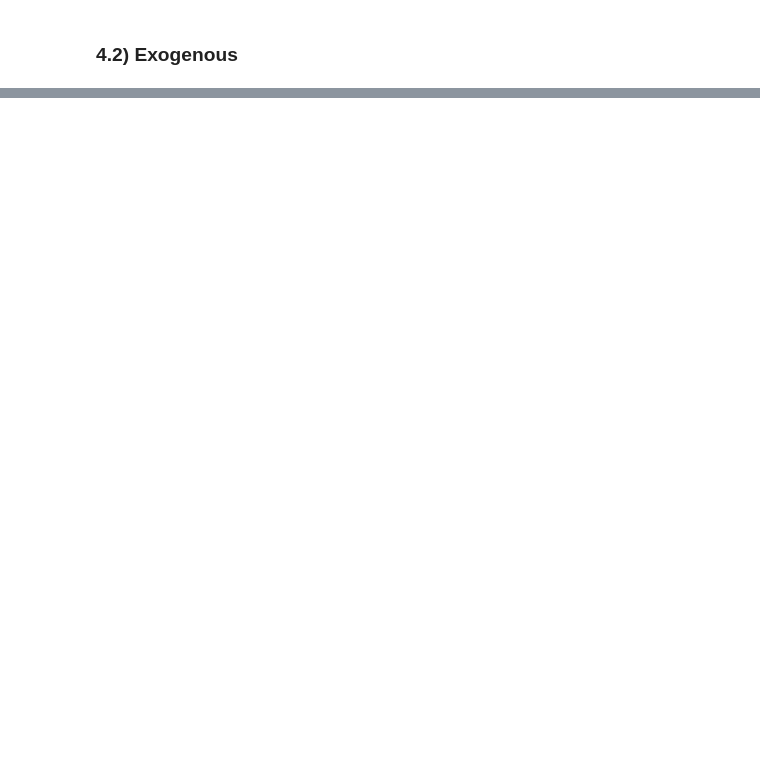
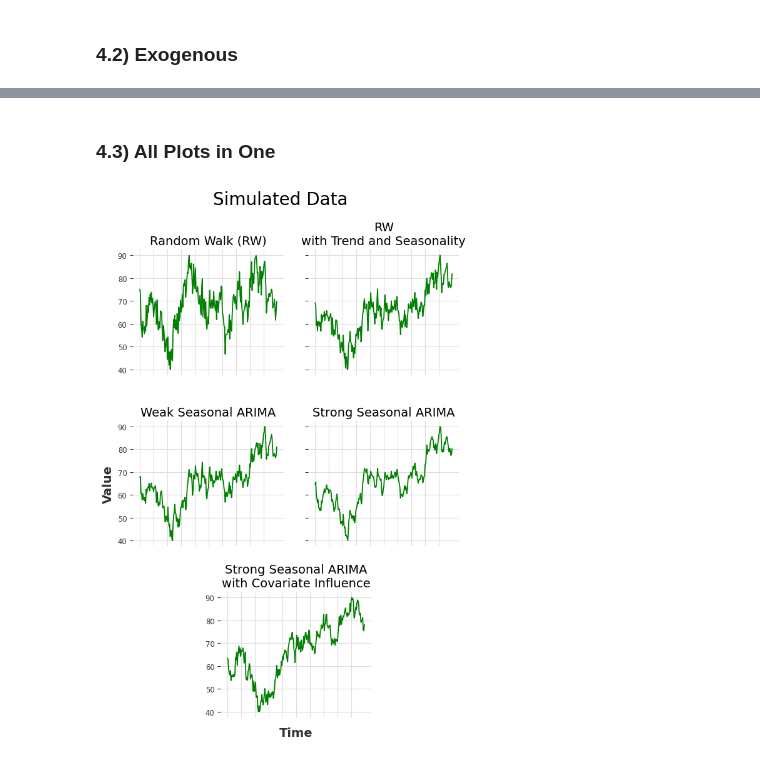
Before and after one commit to Paul-Jarschke/Time-Series-Ensembles, a Jupyter notebook: paper/simulation/data_simulaltion_paper.ipynb, the cells around one changed output, grey strips where cells are left out. Drawn from its saved outputs; the diff is of its cells as text; code cells hidden in the pictures; blank space fills up the shorter version.

```diff
--- a/paper/simulation/data_simulaltion_paper.ipynb
+++ b/paper/simulation/data_simulaltion_paper.ipynb
@@ -388,0 +383,41 @@ for i, ts in enumerate([exo1_ts, exo2_ts, exo3_ts]):
+# %% [markdown]
+### 4.3) All Plots in One
+# %%
+import matplotlib.pyplot as plt
+fig = plt.figure(figsize = (6, 9)) # sharex=True, sharey=True,
+gs = fig.add_gridspec(3, 4)
+# fig, axs = plt.subplots(3,2, sharex=True, sharey=True, figsize = (6, 9))#, constrained_layout=True)
+#plt.subplots_adjust(hspace=0.15, wspace=0.15)
+ax = None
+for i, series in enumerate(series_list):
+    # row = i // 2  # Integer division to get the row index
+    # col = i % 2   # Modulo operation to get the column index
+    if i == 0:
+        rowpos, colpos = 0, slice(0, 2)
+    elif i == 1:
+        rowpos, colpos = 0, slice(2, 4)
+    elif i == 2:
+        rowpos, colpos = 1, slice(0, 2)
+    elif i == 3:
+        rowpos, colpos = 1, slice(2, 4)
+    elif i == 4:
+        rowpos, colpos = 2, slice(1, 3)
+
+    y_share_info = ax if i % 2 != 0 else None
+    x_share_info = False if i == 4 else True
+
+    ax = fig.add_subplot(gs[rowpos, colpos], sharey=y_share_info)#, sharex=x_share_info)
+    # ax.get_xaxis().set_visible(x_share_info)
+    series.plot(title=title_names[i], color="green", custom_ax=ax)
+    #if x_share_info:
+    ax.set_xticklabels([])
+
+fig.suptitle("Simulated Data", fontsize=20, y=0.99)
+plt.tight_layout(h_pad=2)
+#plt.subplots_adjust(top=0.9)
+
+
+plt.savefig("combined_series.png")
+plt.show()
+# %% [output]
+[figure, added]
```
Also changed, not shown: parts of 7 cells of this notebook, 12 other files.
